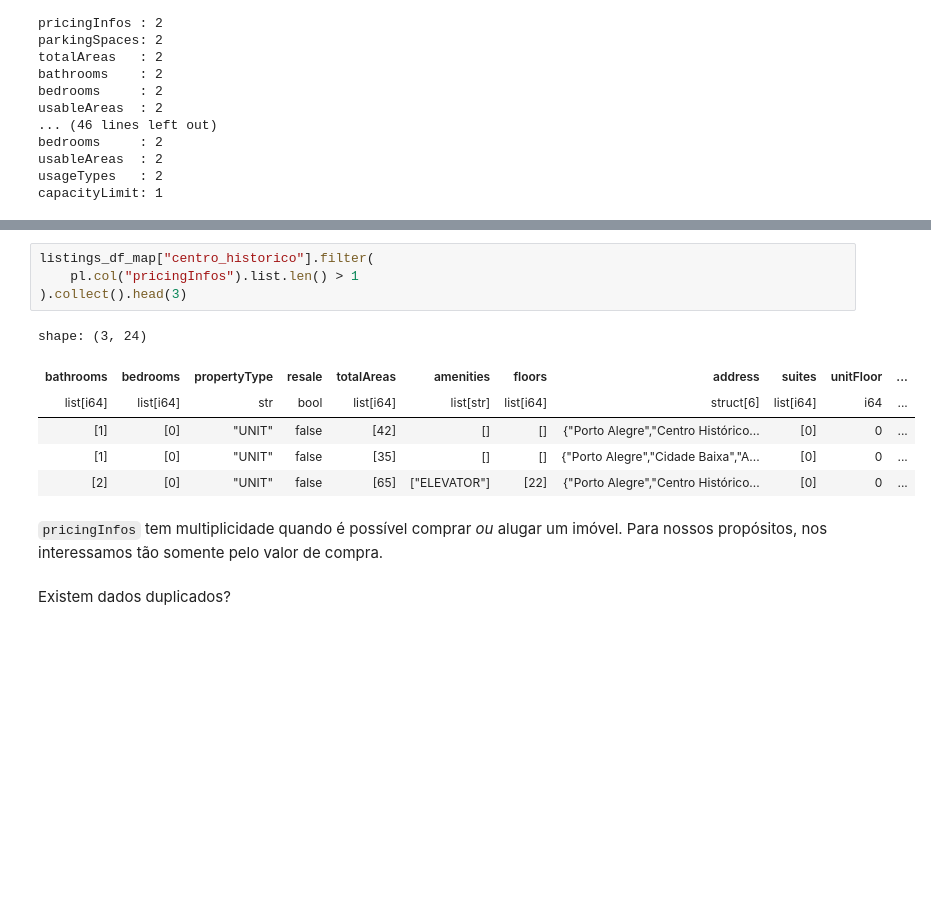
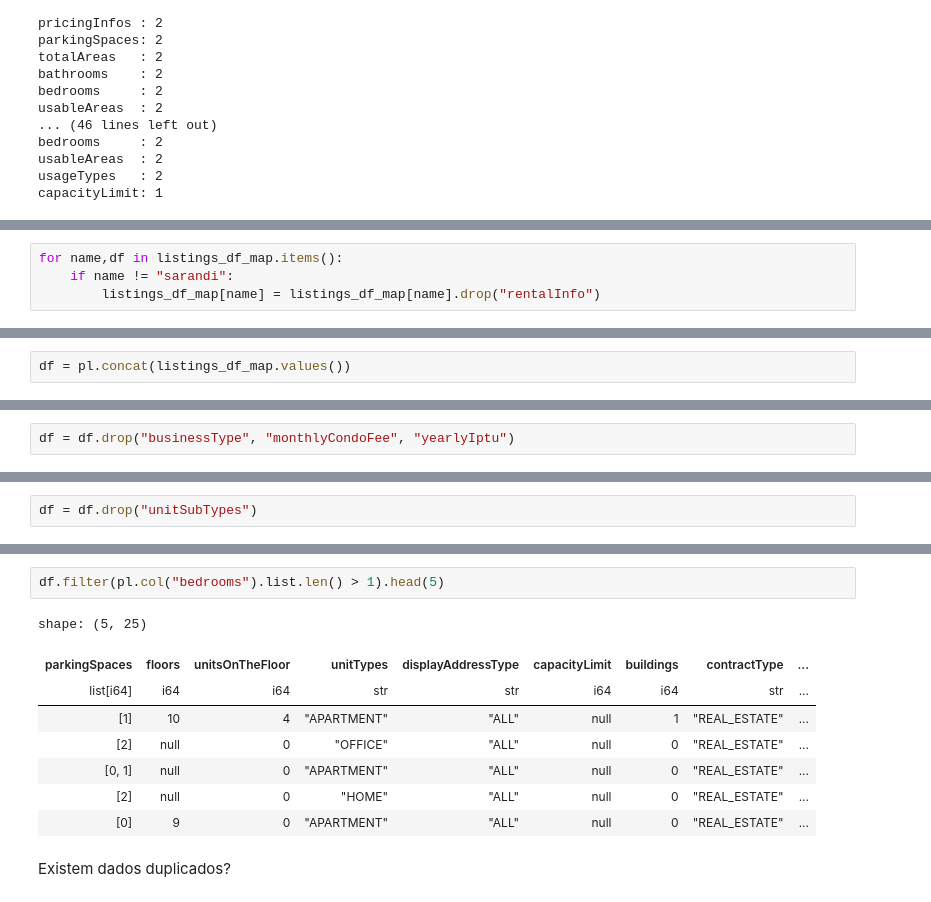
Before and after one commit to mwesthelle/sinking_real_estate, a Jupyter notebook: analysis/eda.ipynb, the cells around one changed output, grey strips where cells are left out. Drawn from its saved outputs; the diff is of its cells as text; blank space fills up the shorter version.

```diff
--- a/analysis/eda.ipynb
+++ b/analysis/eda.ipynb
@@ -185,0 +277,4 @@ shape: (2, 24)
+# %%
+for name,df in listings_df_map.items():
+    if name != "sarandi":
+        listings_df_map[name] = listings_df_map[name].drop("rentalInfo")
@@ -185,0 +284,2 @@ shape: (2, 24)
+# %%
+df = pl.concat(listings_df_map.values())
@@ -185,0 +295,2 @@ shape: (2, 24)
+# %%
+df = df.drop("businessType", "monthlyCondoFee", "yearlyIptu")
@@ -189,0 +319,2 @@ em possíveis preditores para nossas regressões.
+# %%
+df = df.drop("unitSubTypes")
@@ -190,17 +330,14 @@ em possíveis preditores para nossas regressões.
 # %%
-listings_df_map["centro_historico"].filter(
-    pl.col("pricingInfos").list.len() > 1
-).collect().head(3)
+df.filter(pl.col("bedrooms").list.len() > 1).head(5)
 # %% [output]
-shape: (3, 24)
+shape: (5, 25)
-| bathrooms | bedrooms | propertyType | resale | totalAreas | amenities | floors | address | suites | unitFloor | ... |
-| list[i64] | list[i64] | str | bool | list[i64] | list[str] | list[i64] | struct[6] | list[i64] | i64 | ... |
-| [1] | [0] | "UNIT" | false | [42] | [] | [] | {"Porto Alegre","Centro Histórico... | [0] | 0 | ... |
-| [1] | [0] | "UNIT" | false | [35] | [] | [] | {"Porto Alegre","Cidade Baixa","A... | [0] | 0 | ... |
-| [2] | [0] | "UNIT" | false | [65] | ["ELEVATOR"] | [22] | {"Porto Alegre","Centro Histórico... | [0] | 0 | ... |
+| parkingSpaces | floors | unitsOnTheFloor | unitTypes | displayAddressType | capacityLimit | buildings | contractType | ... |
+| list[i64] | i64 | i64 | str | str | i64 | i64 | str | ... |
+| [1] | 10 | 4 | "APARTMENT" | "ALL" | null | 1 | "REAL_ESTATE" | ... |
+| [2] | null | 0 | "OFFICE" | "ALL" | null | 0 | "REAL_ESTATE" | ... |
+| [0, 1] | null | 0 | "APARTMENT" | "ALL" | null | 0 | "REAL_ESTATE" | ... |
+| [2] | null | 0 | "HOME" | "ALL" | null | 0 | "REAL_ESTATE" | ... |
+| [0] | 9 | 0 | "APARTMENT" | "ALL" | null | 0 | "REAL_ESTATE" | ... |
-# %% [markdown]
-`pricingInfos` tem multiplicidade quando é possível comprar _ou_ alugar um imóvel.
-Para nossos propósitos, nos interessamos tão somente pelo valor de compra.
 # %% [markdown]
 Existem dados duplicados?
 # %%
```
Also changed, not shown: parts of 40 cells of this notebook, 1 other file.
